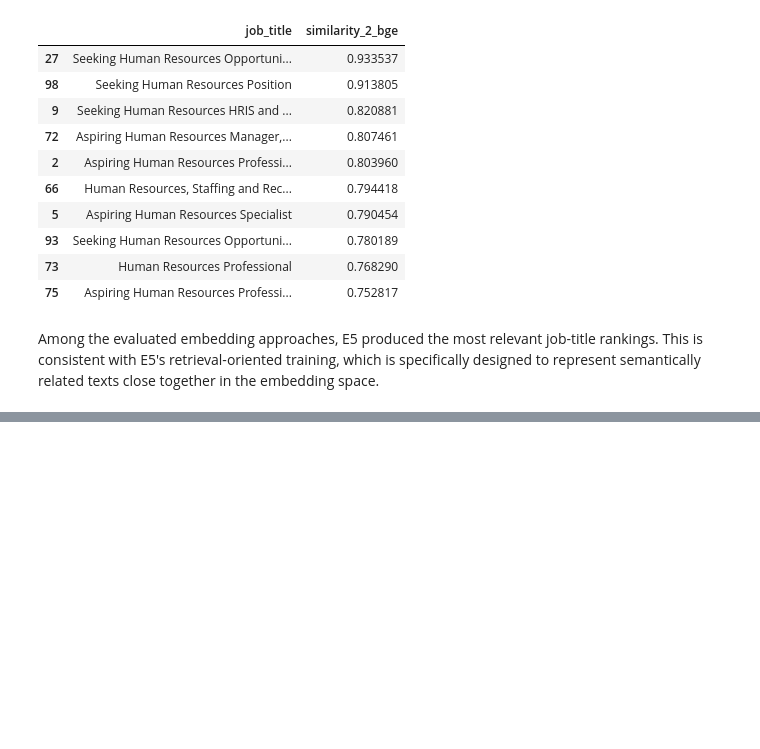
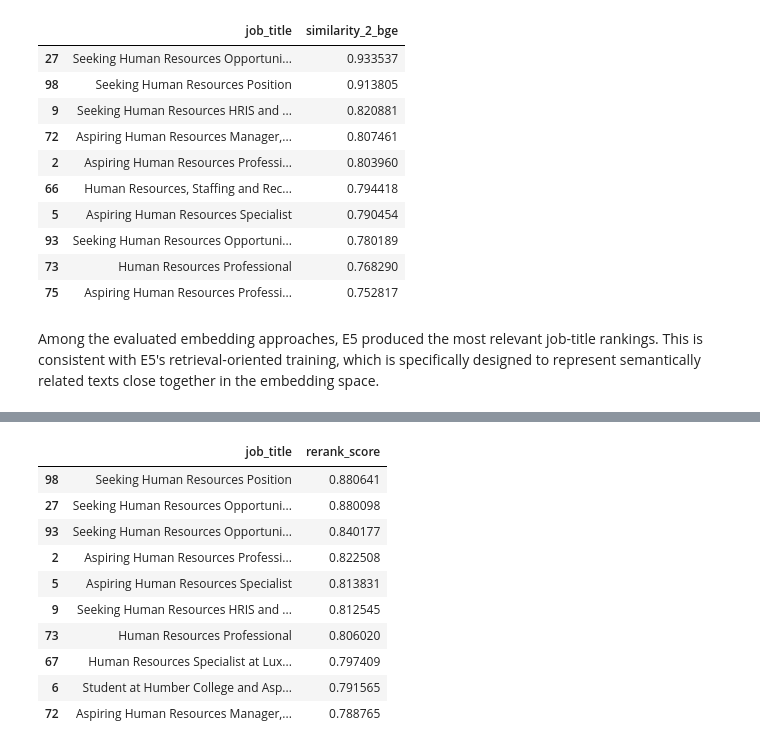
Before and after one commit to safwt-data/QwnYr0x6YtL8f4mY, a Jupyter notebook: notebooks/notebook_1.ipynb, the cells around one changed output, grey strips where cells are left out. Cells and saved outputs as stored; diff of their text form; code cells hidden in the pictures; blank space fills up the shorter version.

```diff
--- a/notebooks/notebook_1.ipynb
+++ b/notebooks/notebook_1.ipynb
@@ -785,0 +806,31 @@ TypeError: 'numpy.ndarray' object is not callable
+# %%
+star_candidate = X_e5[6] # student humber college aspiring human resource
+
+starred_similarity = cosine_similarity(
+    X_e5,
+    star_candidate.reshape(1, -1)
+).flatten()
+
+alpha = 0.6
+
+df['rerank_score'] = (
+    alpha * score_2.flatten()
+    + (1 - alpha) * starred_similarity
+)
+
+df[["job_title", "rerank_score"]].sort_values(
+    "rerank_score",
+    ascending=False
+).head(10)
+# %% [output]
+|  | job_title | rerank_score |
+| 98 | Seeking Human Resources Position | 0.880641 |
+| 27 | Seeking Human Resources Opportuni... | 0.880098 |
+| 93 | Seeking Human Resources Opportuni... | 0.840177 |
+| 2 | Aspiring Human Resources Professi... | 0.822508 |
+| 5 | Aspiring Human Resources Specialist | 0.813831 |
+| 9 | Seeking Human Resources HRIS and ... | 0.812545 |
+| 73 | Human Resources Professional | 0.806020 |
+| 67 | Human Resources Specialist at Lux... | 0.797409 |
+| 6 | Student at Humber College and Asp... | 0.791565 |
+| 72 | Aspiring Human Resources Manager,... | 0.788765 |
```
Also changed, not shown: parts of 7 cells of this notebook.
